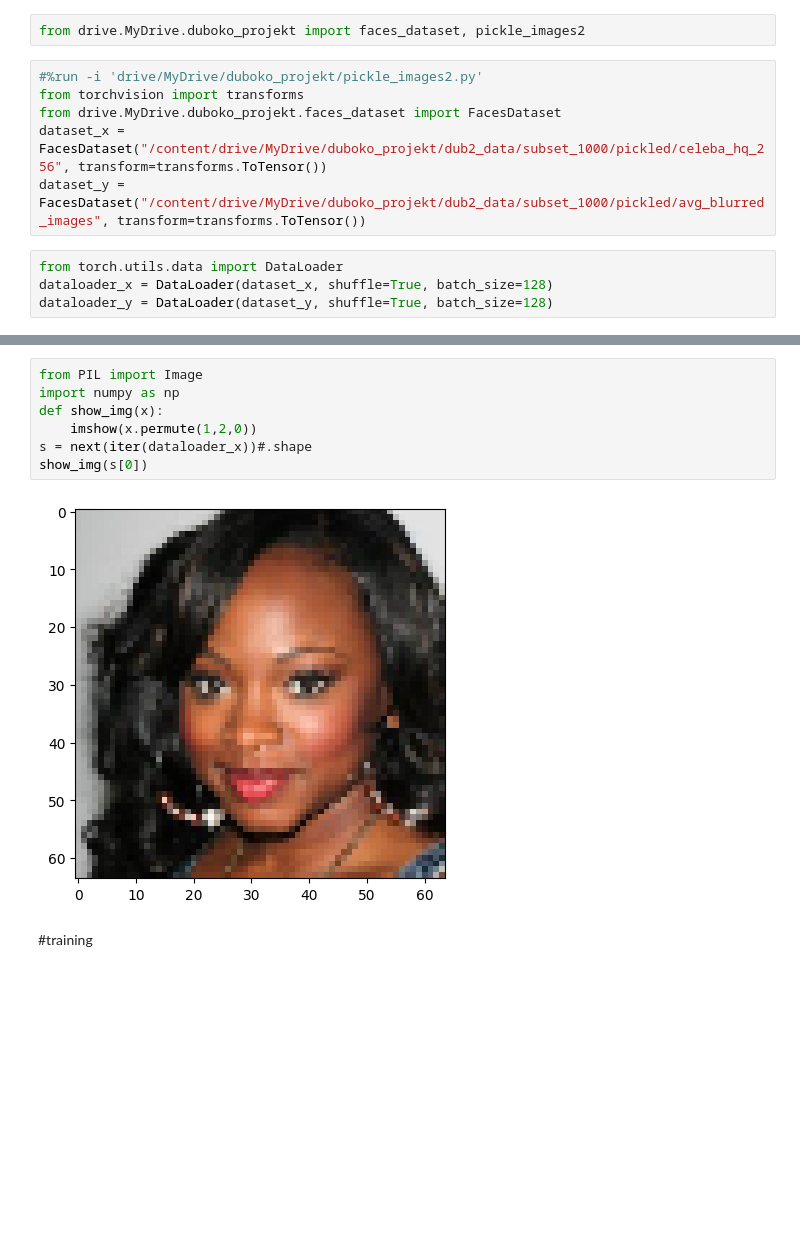
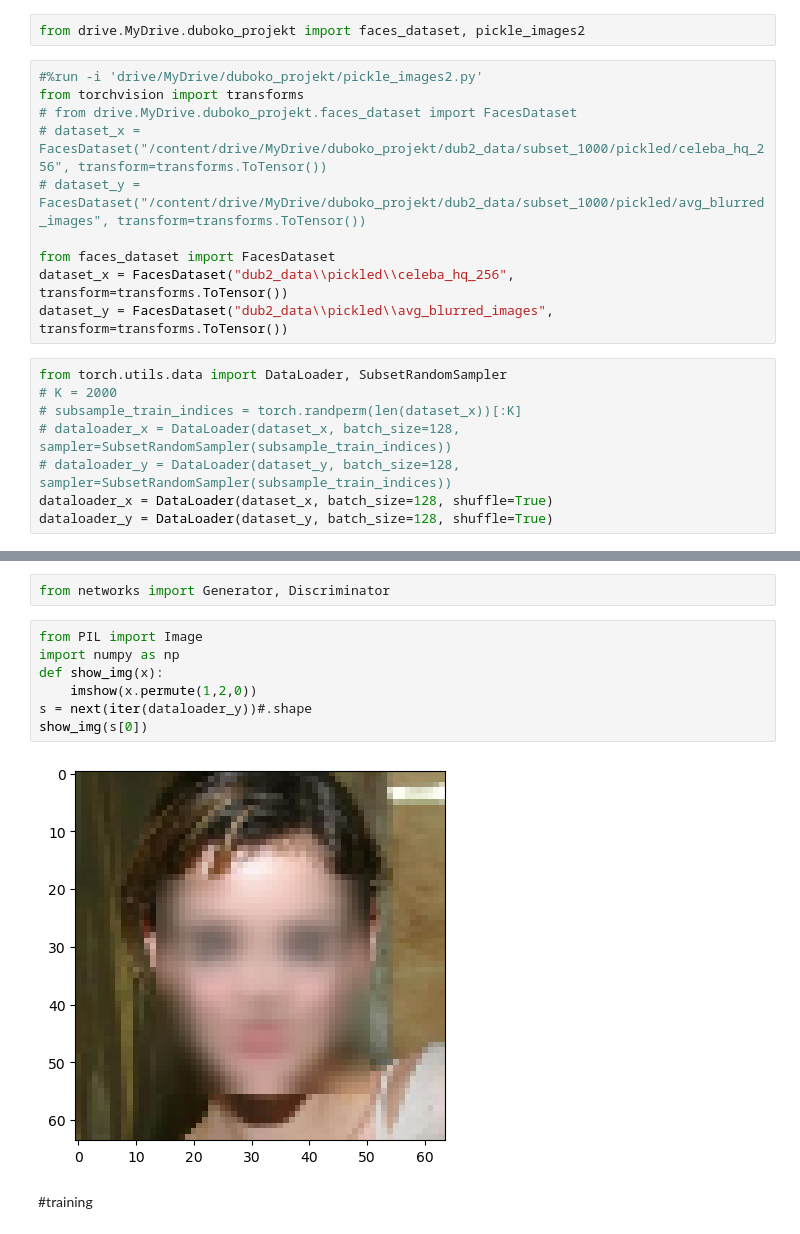
Before and after one commit to lovroglogar/du2_projekt, a Jupyter notebook: exploration.ipynb, the cells around one changed output, grey strips where cells are left out. Saved outputs shown, nothing was run; the diff lists cells and outputs as text; blank space fills up the shorter version.

```diff
--- a/exploration.ipynb
+++ b/exploration.ipynb
@@ -25,12 +18,20 @@ from drive.MyDrive.duboko_projekt import faces_dataset, pickle_images2
 # %%
 #%run -i 'drive/MyDrive/duboko_projekt/pickle_images2.py'
 from torchvision import transforms
-from drive.MyDrive.duboko_projekt.faces_dataset import FacesDataset
-dataset_x = FacesDataset("/content/drive/MyDrive/duboko_projekt/dub2_data/subset_1000/pickled/celeba_hq_256", transform=transforms.ToTensor())
-dataset_y = FacesDataset("/content/drive/MyDrive/duboko_projekt/dub2_data/subset_1000/pickled/avg_blurred_images", transform=transforms.ToTensor())
+# from drive.MyDrive.duboko_projekt.faces_dataset import FacesDataset
+# dataset_x = FacesDataset("/content/drive/MyDrive/duboko_projekt/dub2_data/subset_1000/pickled/celeba_hq_256", transform=transforms.ToTensor())
+# dataset_y = FacesDataset("/content/drive/MyDrive/duboko_projekt/dub2_data/subset_1000/pickled/avg_blurred_images", transform=transforms.ToTensor())
+
+from faces_dataset import FacesDataset
+dataset_x = FacesDataset("dub2_data\\pickled\\celeba_hq_256", transform=transforms.ToTensor())
+dataset_y = FacesDataset("dub2_data\\pickled\\avg_blurred_images", transform=transforms.ToTensor())
 # %%
-from torch.utils.data import DataLoader
-dataloader_x = DataLoader(dataset_x, shuffle=True, batch_size=128)
-dataloader_y = DataLoader(dataset_y, shuffle=True, batch_size=128)
+from torch.utils.data import DataLoader, SubsetRandomSampler
+# K = 2000
+# subsample_train_indices = torch.randperm(len(dataset_x))[:K]
+# dataloader_x = DataLoader(dataset_x, batch_size=128, sampler=SubsetRandomSampler(subsample_train_indices))
+# dataloader_y = DataLoader(dataset_y, batch_size=128, sampler=SubsetRandomSampler(subsample_train_indices))
+dataloader_x = DataLoader(dataset_x, batch_size=128, shuffle=True)
+dataloader_y = DataLoader(dataset_y, batch_size=128, shuffle=True)
 # %%
 from drive.MyDrive.duboko_projekt.networks import Generator, Discriminator
@@ -37,12 +40,14 @@ from drive.MyDrive.duboko_projekt.networks import Generator, Discriminator
+# %%
+from networks import Generator, Discriminator
 # %%
 from PIL import Image
 import numpy as np
 def show_img(x):
     imshow(x.permute(1,2,0))
-s = next(iter(dataloader_x))#.shape
+s = next(iter(dataloader_y))#.shape
 show_img(s[0])
 # %% [output]
-[figure, old version]
+[figure, new version]
 # %% [markdown]
 #training
 # %%
```
Also changed, not shown: parts of 10 cells of this notebook, 4 other files.
